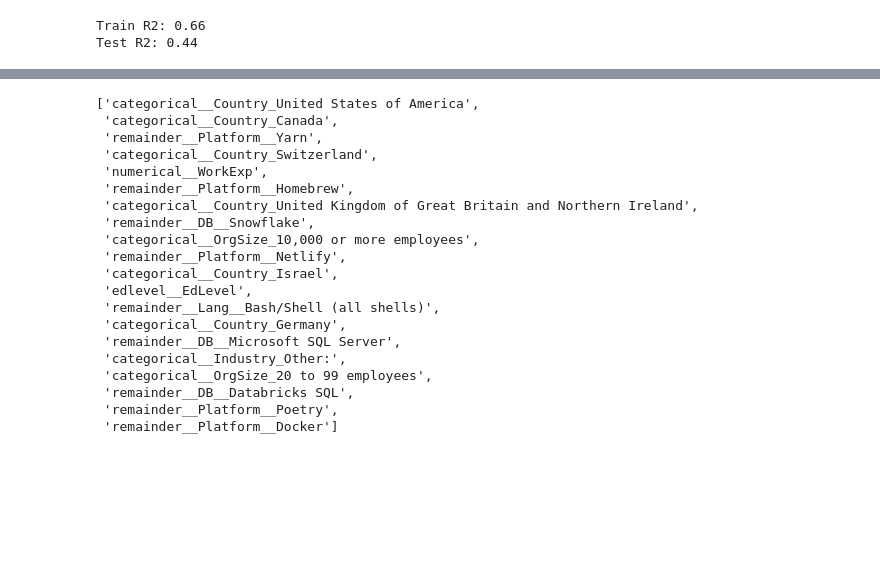
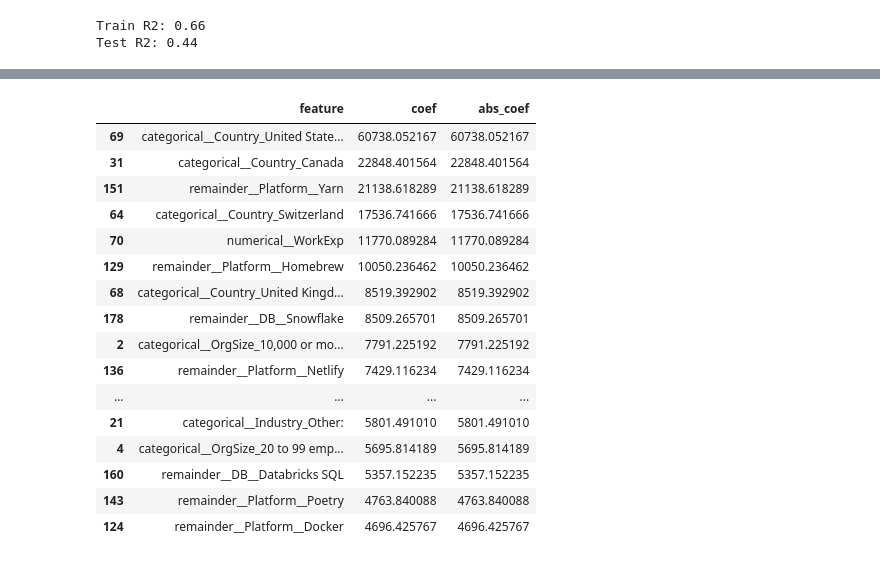
Before and after one commit to weihuapan00/stackoverflow-2025-ds-salary, a Jupyter notebook: EDA.ipynb, the cells around one changed output, grey strips where cells are left out. Drawn from its saved outputs; the diff is of its cells as text; code cells hidden in the pictures; blank space fills up the shorter version.

```diff
--- a/EDA.ipynb
+++ b/EDA.ipynb
@@ -242,5 +300,8 @@ ax.figure.savefig("education_level_data_scientist.png", dpi=300, bbox_inches='ti
 # %%
-df_ds = df_2025[df_2025.DevType == "Data scientist"].copy()
+# get a copy of the dataframe filter for data scientists
+df_ds = df_2025[df_2025.DevType == "Data scientist"].copy().reset_index(drop=True)
+
+# select relevant columns for the analysis
 df_ds = df_ds[
     [
         "EdLevel",
@@ -255,6 +316,8 @@ df_ds = df_ds[
         "ConvertedCompYearly",
     ]
 ]
+
+# drop rows with missing values in ConvertedCompYearly
 df_ds = df_ds.dropna(
     subset="ConvertedCompYearly",
     axis=0,
@@ -527,8 +629,34 @@ GridSearchCV(cv=5,
                          'regressor__n_estimators': [100, 200, 300]},
              scoring='r2')
 # %%
-train_r2_final = rf_grid_search.score(X_train, y_train)
-test_r2_final = rf_grid_search.score(X_test, y_test)
-print(f"train r2: {train_r2_final:.2f}")
-print(f"test r2: {test_r2_final:.2f}")
+from sklearn.metrics import r2_score
+
+# Get the best parameters from grid search
+best_params = rf_grid_search.best_params_
+
+# Create a new RandomForestRegressor with the best parameters
+final_rf = RandomForestRegressor(
+    max_depth=best_params['regressor__max_depth'],
+    min_samples_split=best_params['regressor__min_samples_split'],
+    min_samples_leaf=best_params['regressor__min_samples_leaf'],
+    n_estimators=best_params['regressor__n_estimators'],
+    random_state=42
+)
+
+# Retrain pipeline on the full training set with best parameters
+final_rf_pipeline = Pipeline(
+    steps=[
+        ("preprocessor", col_Pipeline),
+        ("regressor", final_rf)
+    ]
+)
+final_rf_pipeline.fit(X_train, y_train)
+
+# Evaluate the retrained pipeline
+
+y_pred_final = final_rf_pipeline.predict(X_test)
+train_r2_final = r2_score(y_train, final_rf_pipeline.predict(X_train))
+test_r2_final = r2_score(y_test, y_pred_final)
+print(f"Train R2: {train_r2_final:.2f}")
+print(f"Test R2: {test_r2_final:.2f}")
 # %% [output]
@@ -618,25 +758,22 @@ lasso_features_df = pd.DataFrame({
     "abs_coef": np.abs(lasso.coef_)
 })
 # %%
-lasso_features_df.sort_values(by='coef', ascending=False).head(20).feature.tolist()
+lasso_features_df.sort_values(by='coef', ascending=False).head(20)
 # %% [output]
-['categorical__Country_United States of America',
- 'categorical__Country_Canada',
- 'remainder__Platform__Yarn',
- 'categorical__Country_Switzerland',
- 'numerical__WorkExp',
- 'remainder__Platform__Homebrew',
- 'categorical__Country_United Kingdom of Great Britain and Northern Ireland',
- 'remainder__DB__Snowflake',
- 'categorical__OrgSize_10,000 or more employees',
- 'remainder__Platform__Netlify',
- 'categorical__Country_Israel',
- 'edlevel__EdLevel',
- 'remainder__Lang__Bash/Shell (all shells)',
- 'categorical__Country_Germany',
- 'remainder__DB__Microsoft SQL Server',
- 'categorical__Industry_Other:',
- 'categorical__OrgSize_20 to 99 employees',
- 'remainder__DB__Databricks SQL',
- 'remainder__Platform__Poetry',
- 'remainder__Platform__Docker']
+|  | feature | coef | abs_coef |
+| 69 | categorical__Country_United State... | 60738.052167 | 60738.052167 |
+| 31 | categorical__Country_Canada | 22848.401564 | 22848.401564 |
+| 151 | remainder__Platform__Yarn | 21138.618289 | 21138.618289 |
+| 64 | categorical__Country_Switzerland | 17536.741666 | 17536.741666 |
+| 70 | numerical__WorkExp | 11770.089284 | 11770.089284 |
+| 129 | remainder__Platform__Homebrew | 10050.236462 | 10050.236462 |
+| 68 | categorical__Country_United Kingd... | 8519.392902 | 8519.392902 |
+| 178 | remainder__DB__Snowflake | 8509.265701 | 8509.265701 |
+| 2 | categorical__OrgSize_10,000 or mo... | 7791.225192 | 7791.225192 |
+| 136 | remainder__Platform__Netlify | 7429.116234 | 7429.116234 |
+| ... | ... | ... | ... |
+| 21 | categorical__Industry_Other: | 5801.491010 | 5801.491010 |
+| 4 | categorical__OrgSize_20 to 99 emp... | 5695.814189 | 5695.814189 |
+| 160 | remainder__DB__Databricks SQL | 5357.152235 | 5357.152235 |
+| 143 | remainder__Platform__Poetry | 4763.840088 | 4763.840088 |
+| 124 | remainder__Platform__Docker | 4696.425767 | 4696.425767 |
```
Also changed, not shown: parts of 57 cells of this notebook, 2 other files.
